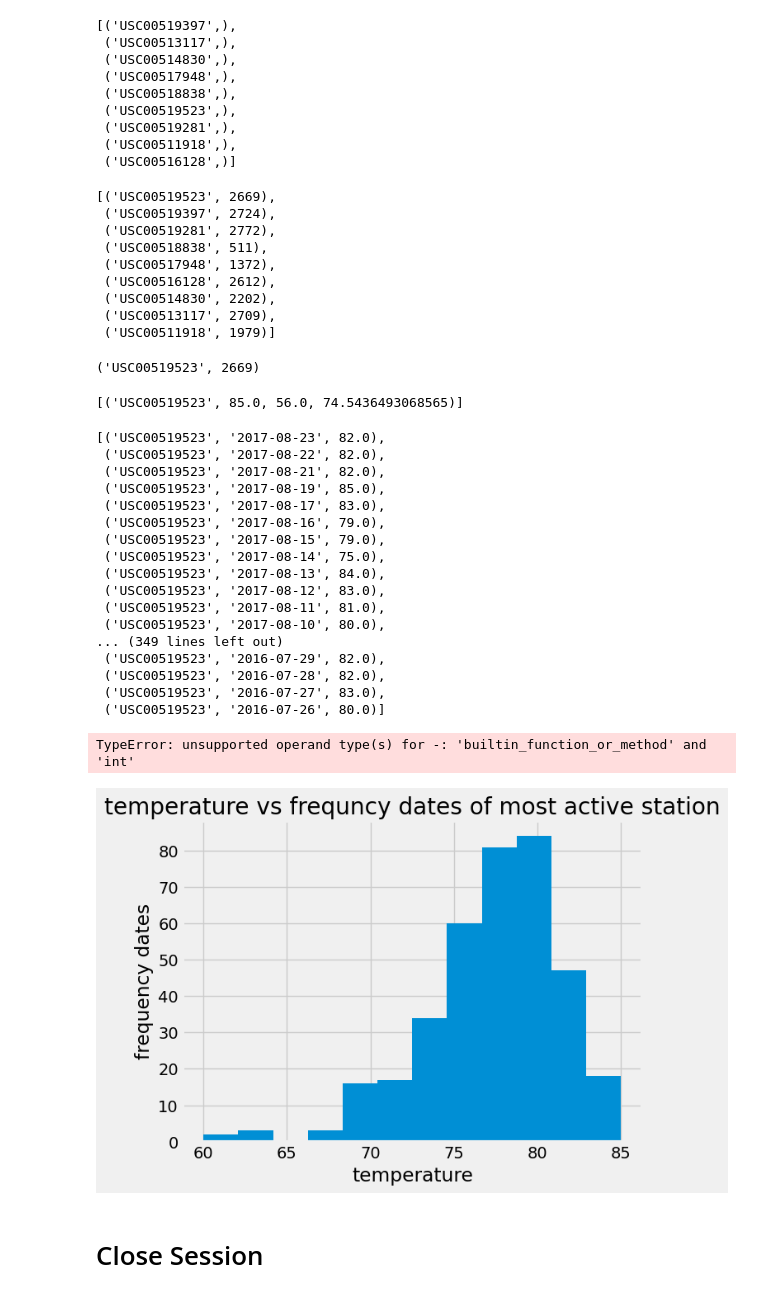
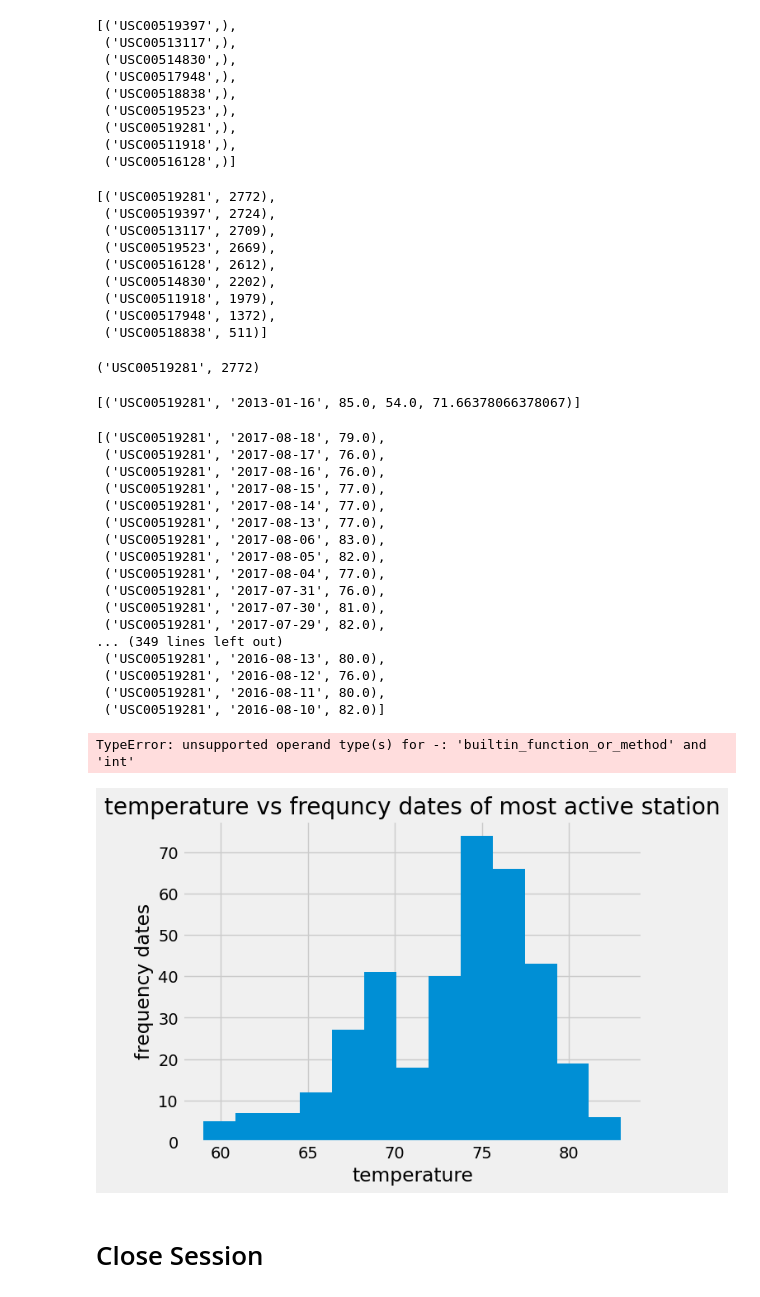
Before and after one commit to julo123456/sqlalchemy_challenge, a Jupyter notebook: climate_starter.ipynb, the cells around one changed output. Saved outputs shown, nothing was run; the diff lists cells and outputs as text; code cells hidden in the pictures.

```diff
--- a/climate_starter.ipynb
+++ b/climate_starter.ipynb
@@ -201,35 +201,35 @@ session.query(measurement.station).distinct().all()
 # List the stations and their counts in descending order.
 session.query(measurement.station, func.count(measurement.station)).\
     group_by(measurement.station).\
-    order_by(func.sum(measurement.station).desc()).all()
+    order_by(func.count(measurement.station).desc()).all()
 # %% [output]
-[('USC00519523', 2669),
+[('USC00519281', 2772),
  ('USC00519397', 2724),
- ('USC00519281', 2772),
- ('USC00518838', 511),
- ('USC00517948', 1372),
+ ('USC00513117', 2709),
+ ('USC00519523', 2669),
  ('USC00516128', 2612),
  ('USC00514830', 2202),
- ('USC00513117', 2709),
- ('USC00511918', 1979)]
+ ('USC00511918', 1979),
+ ('USC00517948', 1372),
+ ('USC00518838', 511)]
 # %%
 # The most active station
 most = session.query(measurement.station, func.count(measurement.station)).\
         group_by(measurement.station).\
-        order_by(func.sum(measurement.station).desc()).first()
+        order_by(func.count(measurement.station).desc()).first()
 most
 # %% [output]
-('USC00519523', 2669)
+('USC00519281', 2772)
 # %%
 # Using the most active station id from the previous query, calculate the lowest, highest, and average temperature.
-sel_station = [measurement.station,
+sel_station = [measurement.station, measurement.date,
                func.max(measurement.tobs),
                func.min(measurement.tobs),
                func.avg(measurement.tobs)]
 sta_summary = session.query(*sel_station).filter(measurement.station == most[0]).all()
 sta_summary
 # %% [output]
-[('USC00519523', 85.0, 56.0, 74.5436493068565)]
+[('USC00519281', '2013-01-16', 85.0, 54.0, 71.66378066378067)]
 # %%
 # Using the most active station id
 # Query the last 12 months of temperature observation data for this station and plot the results as a histogram
@@ -239,43 +239,43 @@ temperature = session.query(*sel_temp).\
     order_by(measurement.date.desc()).limit(365).all()
 temperature
 # %% [output]
-[('USC00519523', '2017-08-23', 82.0),
- ('USC00519523', '2017-08-22', 82.0),
- ('USC00519523', '2017-08-21', 82.0),
- ('USC00519523', '2017-08-19', 85.0),
- ('USC00519523', '2017-08-17', 83.0),
- ('USC00519523', '2017-08-16', 79.0),
- ('USC00519523', '2017-08-15', 79.0),
- ('USC00519523', '2017-08-14', 75.0),
- ('USC00519523', '2017-08-13', 84.0),
- ('USC00519523', '2017-08-12', 83.0),
- ('USC00519523', '2017-08-11', 81.0),
- ('USC00519523', '2017-08-10', 80.0),
+[('USC00519281', '2017-08-18', 79.0),
+ ('USC00519281', '2017-08-17', 76.0),
+ ('USC00519281', '2017-08-16', 76.0),
+ ('USC00519281', '2017-08-15', 77.0),
+ ('USC00519281', '2017-08-14', 77.0),
+ ('USC00519281', '2017-08-13', 77.0),
+ ('USC00519281', '2017-08-06', 83.0),
+ ('USC00519281', '2017-08-05', 82.0),
+ ('USC00519281', '2017-08-04', 77.0),
+ ('USC00519281', '2017-07-31', 76.0),
+ ('USC00519281', '2017-07-30', 81.0),
+ ('USC00519281', '2017-07-29', 82.0),
 ... (349 lines left out)
- ('USC00519523', '2016-07-29', 82.0),
- ('USC00519523', '2016-07-28', 82.0),
- ('USC00519523', '2016-07-27', 83.0),
- ('USC00519523', '2016-07-26', 80.0)]
+ ('USC00519281', '2016-08-13', 80.0),
+ ('USC00519281', '2016-08-12', 76.0),
+ ('USC00519281', '2016-08-11', 80.0),
+ ('USC00519281', '2016-08-10', 82.0)]
 # %%
 # Plot temperature histogram from the most active station
 df_temp = pd.DataFrame(temperature, columns=['most active station','date','temperature'])
 x = df_temp['temperature']
 fig, ax= plt.subplots()
-ax.hist(x, bins=12)
+ax.hist(x, bins=13)
 ax.set_title("temperature vs frequncy dates of most active station")
 ax.set_xlabel('temperature')
 ax.set_ylabel('frequency dates')
 ax.set_xticks(bin-1, bin)
 ax.legend( loc='upper center')
 plt.show()
 # plt.hist(x)
 # plt.ylabel('Frequent dates')
 # plt.title('temperature vs frequenent dates of most active station')
 # plt.legend(prop={'size':10})
 # plt.show()
 # %% [output]
 TypeError: unsupported operand type(s) for -: 'builtin_function_or_method' and 'int'
-[figure, old version]
+[figure, new version]
 # %% [markdown]
 # Close Session
 # %%
```
Also changed, not shown: parts of 4 cells of this notebook, 2 other files.
